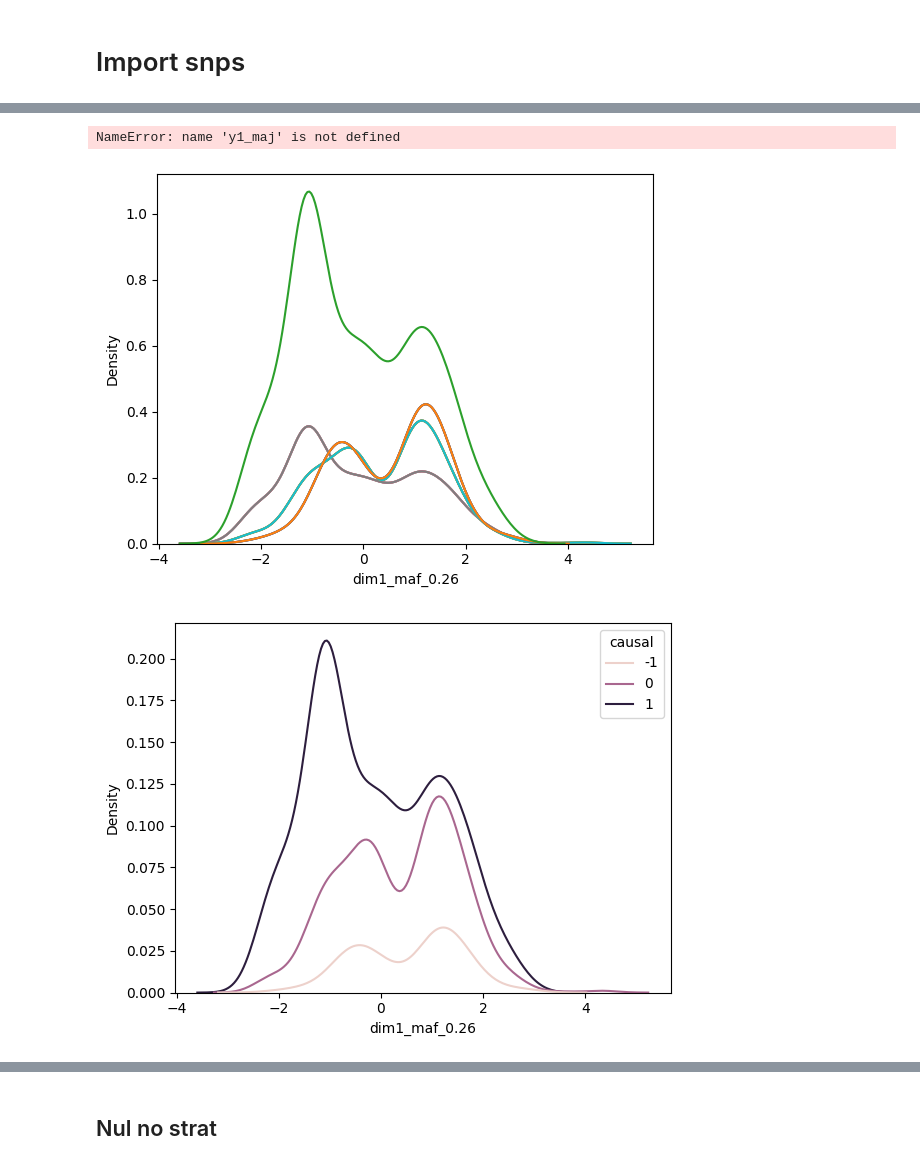
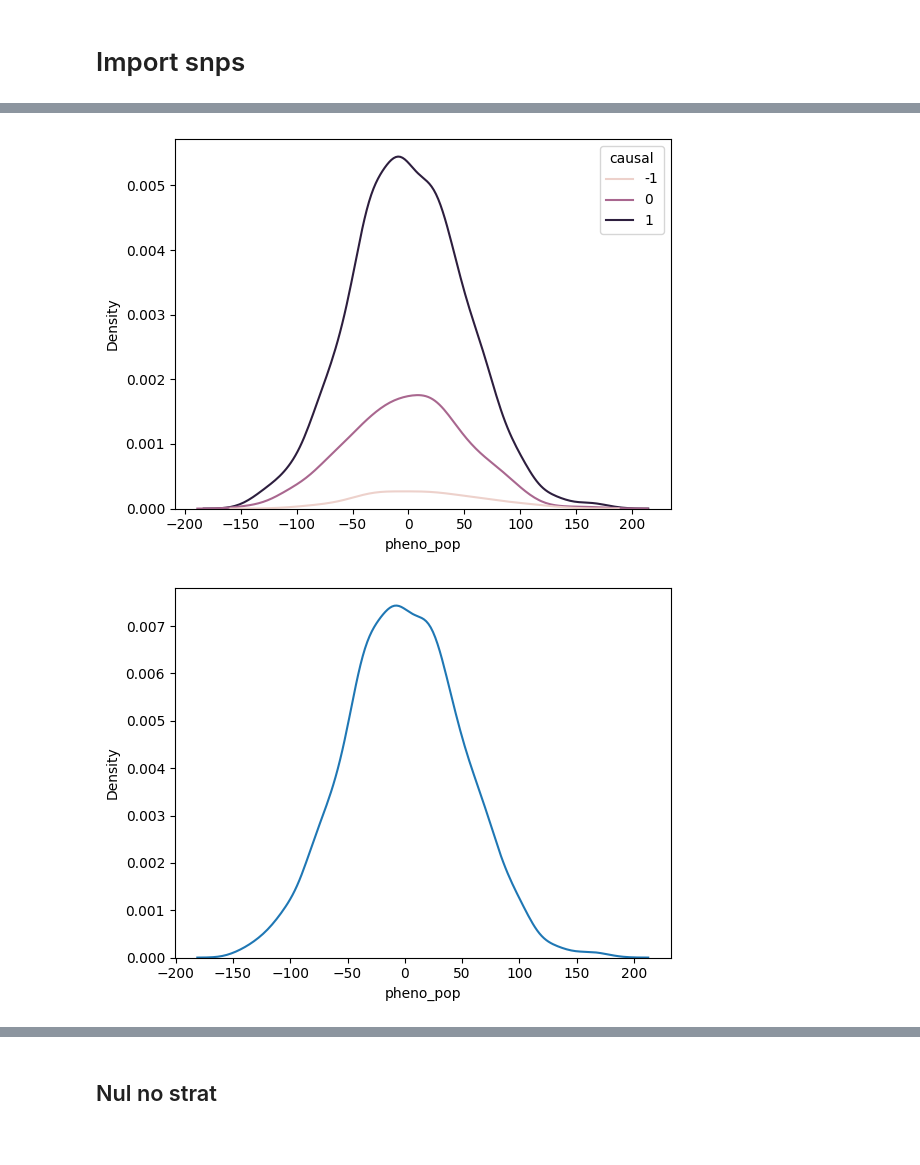
Before and after one commit to mat2m10/powercontrol, a Jupyter notebook: 06_power_pop_strat_no_corr.ipynb, the cells around one changed output, grey strips where cells are left out. Saved outputs shown, nothing was run; the diff lists cells and outputs as text; code cells hidden in the pictures.

```diff
--- a/06_power_pop_strat_no_corr.ipynb
+++ b/06_power_pop_strat_no_corr.ipynb
@@ -124,6 +144,15 @@ multiplicator = 20
 # %%
-maf_pop = 0.26
-pheno_pop = humans[f"pheno_maf_{maf_pop}"]*multiplicator + 2
+maf_pop = 0.023
+nr_segment = 2
+humans[f"pheno_maf_{maf_pop}_{nr_segment}"] = humans[f"pheno_maf_{maf_pop}_{nr_segment}"]*multiplicator
+pheno_pop = humans[f"pheno_maf_{maf_pop}_{nr_segment}"]
+# %%
+pheno_pop = []
+for var in list(humans[f"pheno_maf_{maf_pop}_{nr_segment}"]):
+    pheno_pop.append(np.random.normal(var, true_sd, 1)[0])
+# %%
+humans['pheno_pop'] = pheno_pop
+pheno_pop = humans['pheno_pop']
 # %%
 g = sns.relplot(
     data=humans,
@@ -176,0 +175,8 @@ humans
+# %%
+humans[f"causal"] = geno[geno.columns[snp_num]]
+g = sns.relplot(
+    data=humans,
+    x=f"dim1_maf_{maf_pop}_{nr_segment}", y=f"dim2_maf_{maf_pop}_{nr_segment}",
+    hue=f"causal",
+    palette='mako', sizes=(10, 200)).set(title=f"causal snp = {geno.columns[snp_num]} with maf = {maf}")
+plt.show()
@@ -179,25 +187,22 @@ humans_maj = humans[humans['causal']== 1]
 humans_het = humans[humans['causal']== 0]
 humans_min = humans[humans['causal']== -1]
 #df.loc[['viper', 'sidewinder'], ['shield']] = 50
-# %%
-y1_maj + y1_het + y1_min
-# %% [output]
-NameError: name 'y1_maj' is not defined
-# %%
-#X1_tot = sns.kdeplot(data=humans, x=f"dim1_maf_{maf_pop}").lines[0].get_data()[0]
-#y1_tot = sns.kdeplot(data=humans, x=f"dim1_maf_{maf_pop}").lines[0].get_data()[1]
-X1_maj = sns.kdeplot(data=humans_maj, x=f"dim1_maf_{maf_pop}").lines[0].get_data()[0]
-y1_maj = sns.kdeplot(data=humans_maj, x=f"dim1_maf_{maf_pop}").lines[0].get_data()[1]
-X1_het = sns.kdeplot(data=humans_het, x=f"dim1_maf_{maf_pop}").lines[0].get_data()[0]
-y1_het = sns.kdeplot(data=humans_het, x=f"dim1_maf_{maf_pop}").lines[0].get_data()[1]
-X1_min = sns.kdeplot(data=humans_min, x=f"dim1_maf_{maf_pop}").lines[0].get_data()[0]
-y1_min = sns.kdeplot(data=humans_min, x=f"dim1_maf_{maf_pop}").lines[0].get_data()[1]
-sns.lineplot(x=X1_maj, y=y1_maj + y1_het + y1_min)
-plt.show()
-# %% [output]
-[figure, removed]
 # %%
-sns.kdeplot(data=humans, x=f"dim1_maf_{maf_pop}", hue="causal")
+g1 = sns.kdeplot(data=humans, x=f"pheno_pop", hue="causal")
+X_maj = g1.get_lines()[0].get_data()[0]
+X_het = g1.get_lines()[1].get_data()[0]
+X_min = g1.get_lines()[2].get_data()[0]
+y_maj = g1.get_lines()[0].get_data()[1]
+y_het = g1.get_lines()[1].get_data()[1]
+y_min = g1.get_lines()[2].get_data()[1]
 plt.show()
+g2 = sns.kdeplot(data=humans, x=f"pheno_pop")
+X_tot = g2.get_lines()[0].get_data()[0]
+y_tot = g2.get_lines()[0].get_data()[1]
+y_maj_diff = y_maj/y_tot
+y_het_diff = y_het/y_tot
+y_min_diff = y_min/y_tot
+plt.show()
 # %% [output]
-[figure, old version]
+[figure, new version]
+[figure, added]
```
Also changed, not shown: parts of 26 cells of this notebook, 3 other files.
